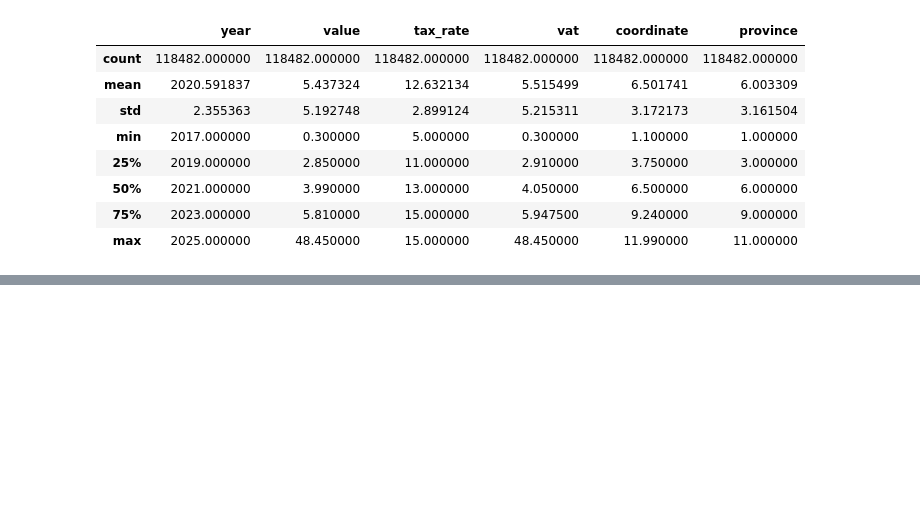
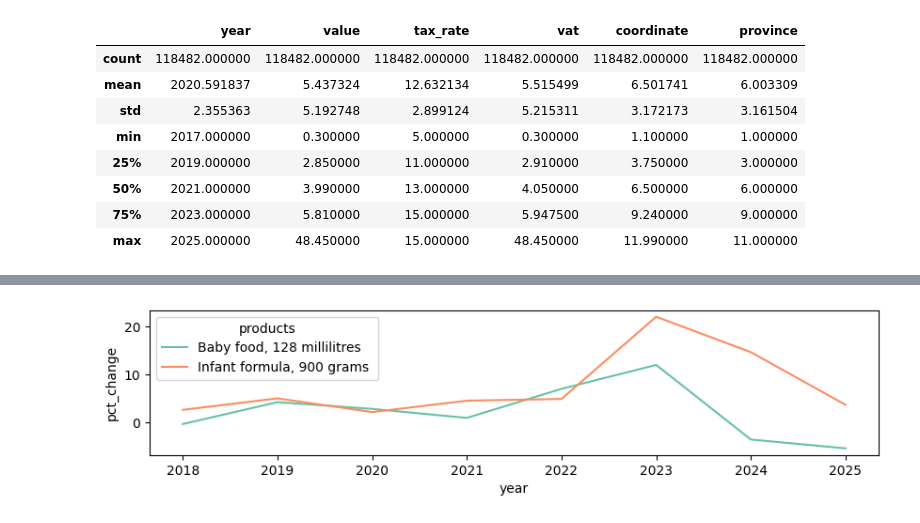
Before and after one commit to Arsh0212/Data-Analysis, a Jupyter notebook: Retail-Data-Analysis/RETAIL_DATA.ipynb, the cells around one changed output, grey strips where cells are left out. Cells and saved outputs as stored; diff of their text form; code cells hidden in the pictures; blank space fills up the shorter version.

```diff
--- a/Retail-Data-Analysis/RETAIL_DATA.ipynb
+++ b/Retail-Data-Analysis/RETAIL_DATA.ipynb
@@ -127,0 +199,7 @@ plt.grid(True)
+# %%
+temp_data = retail_data[retail_data['product_category']=='Infant & Baby Products'].groupby(['products','year'])['vat'].mean().reset_index(name='mean_price')
+# temp_data = retail_data[retail_data['product_category']=='Dairy & Eggs'].groupby(['products','year'])['vat'].mean().reset_index(name='mean_price')
+# %%
+temp_data.sort_values(by=['products', 'year'], inplace=True)
+temp_data['pct_change'] = temp_data.groupby('products')['mean_price'].pct_change() * 100
+temp_data
@@ -127,0 +224,6 @@ plt.grid(True)
+# %%
+plt.figure(figsize=(10,2))
+sns.lineplot(data=temp_data.dropna() ,x='year',y='pct_change', hue='products',palette='Set2')
+plt.show()
+# %% [output]
+[figure, added]
```
Also changed, not shown: parts of 26 cells of this notebook.
